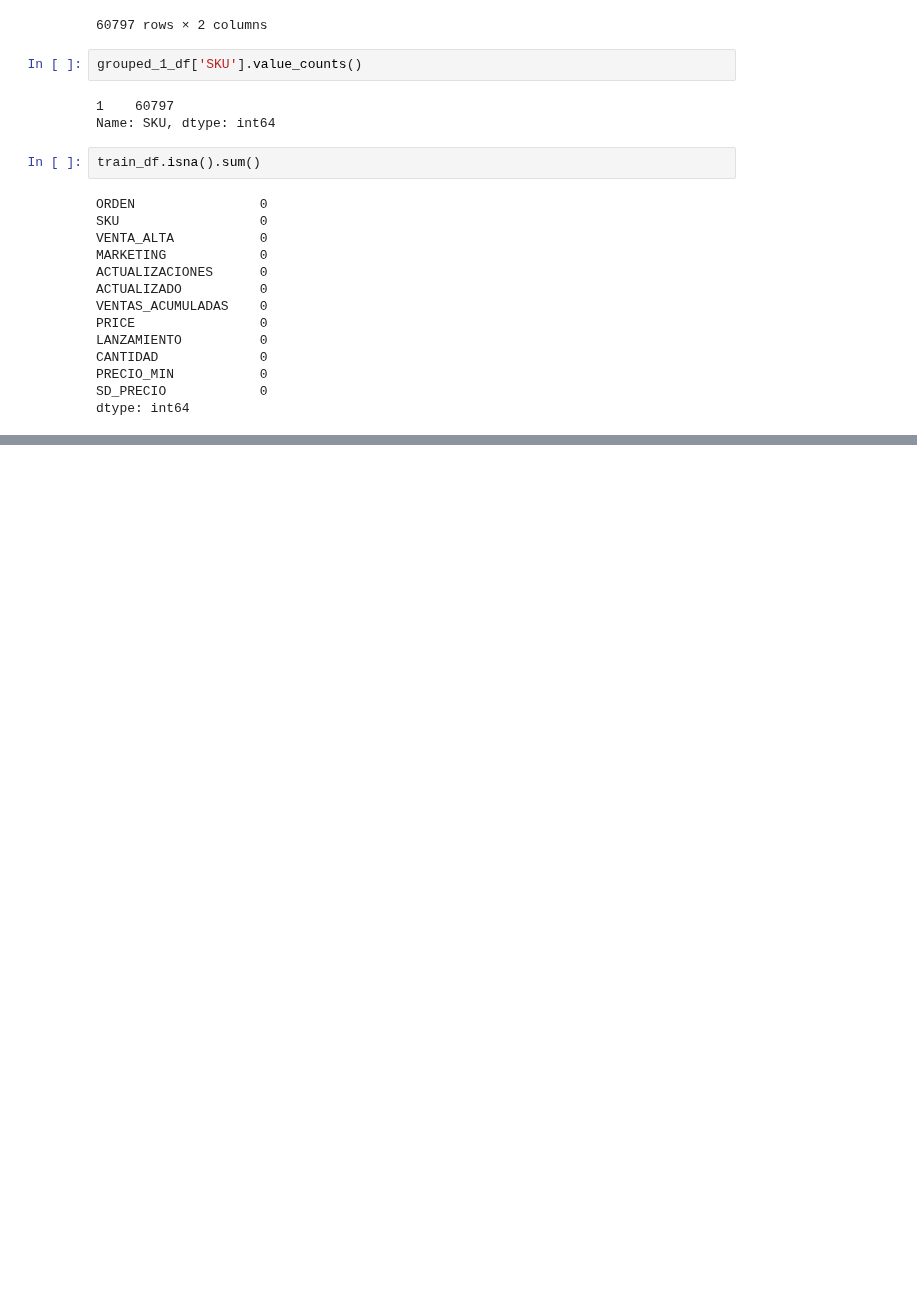
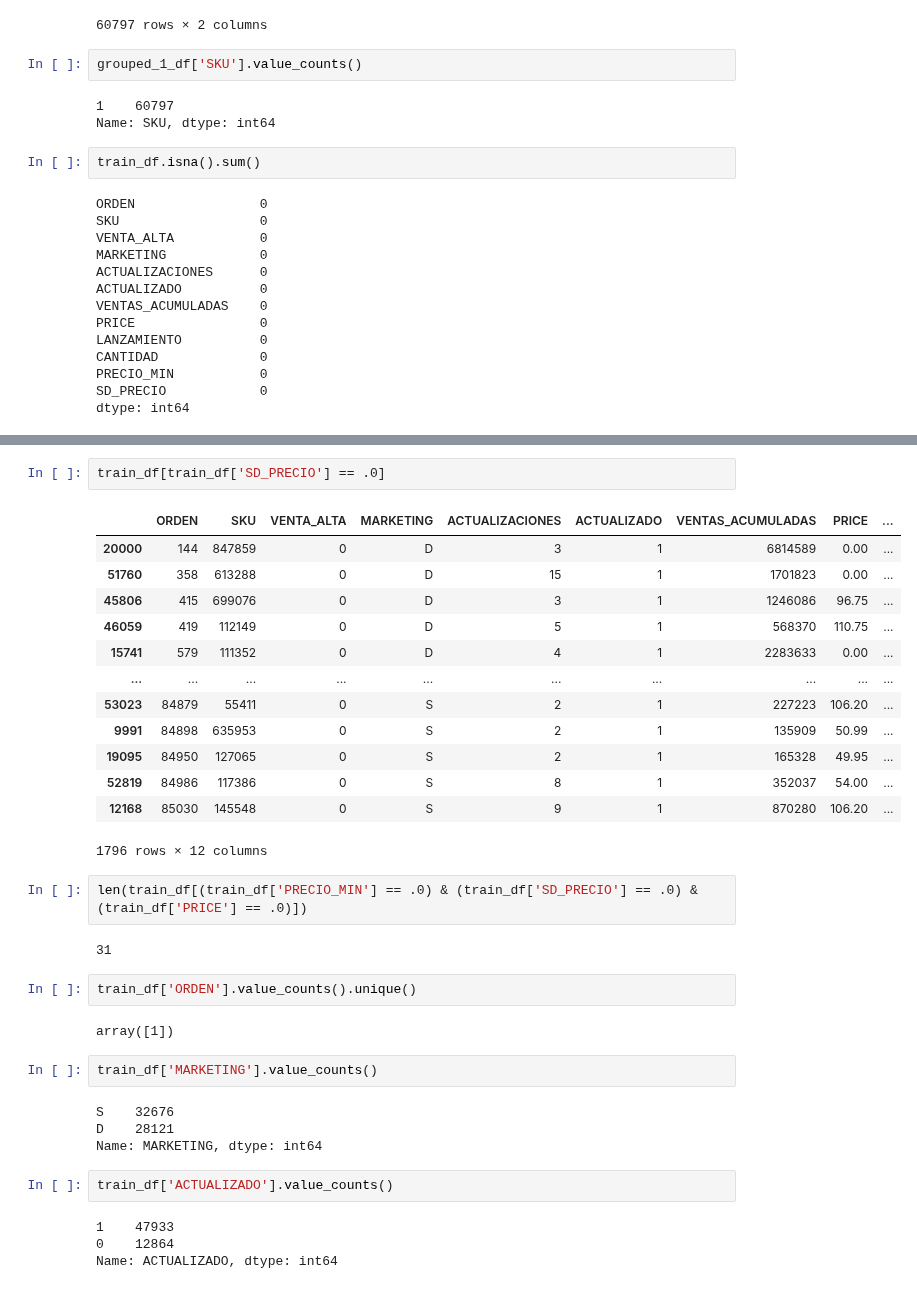
Before and after one commit to jonmunm/nbs, a Jupyter notebook: Otros/Tarea Profe Nico/EDA.ipynb, the cells around one changed output, grey strips where cells are left out. Cells and saved outputs as stored; diff of their text form; blank space fills up the shorter version.

```diff
--- a/Otros/Tarea Profe Nico/EDA.ipynb
+++ b/Otros/Tarea Profe Nico/EDA.ipynb
@@ -95,0 +146,36 @@ B.shape
+# %%
+train_df[train_df['SD_PRECIO'] == .0]
+# %% [output]
+|  | ORDEN | SKU | VENTA_ALTA | MARKETING | ACTUALIZACIONES | ACTUALIZADO | VENTAS_ACUMULADAS | PRICE | ... |
+| 20000 | 144 | 847859 | 0 | D | 3 | 1 | 6814589 | 0.00 | ... |
+| 51760 | 358 | 613288 | 0 | D | 15 | 1 | 1701823 | 0.00 | ... |
+| 45806 | 415 | 699076 | 0 | D | 3 | 1 | 1246086 | 96.75 | ... |
+| 46059 | 419 | 112149 | 0 | D | 5 | 1 | 568370 | 110.75 | ... |
+| 15741 | 579 | 111352 | 0 | D | 4 | 1 | 2283633 | 0.00 | ... |
+| ... | ... | ... | ... | ... | ... | ... | ... | ... | ... |
+| 53023 | 84879 | 55411 | 0 | S | 2 | 1 | 227223 | 106.20 | ... |
+| 9991 | 84898 | 635953 | 0 | S | 2 | 1 | 135909 | 50.99 | ... |
+| 19095 | 84950 | 127065 | 0 | S | 2 | 1 | 165328 | 49.95 | ... |
+| 52819 | 84986 | 117386 | 0 | S | 8 | 1 | 352037 | 54.00 | ... |
+| 12168 | 85030 | 145548 | 0 | S | 9 | 1 | 870280 | 106.20 | ... |
+1796 rows × 12 columns
+# %%
+len(train_df[(train_df['PRECIO_MIN'] == .0) & (train_df['SD_PRECIO'] == .0) & (train_df['PRICE'] == .0)])
+# %% [output]
+31
+# %%
+train_df['ORDEN'].value_counts().unique()
+# %% [output]
+array([1])
+# %%
+train_df['MARKETING'].value_counts()
+# %% [output]
+S    32676
+D    28121
+Name: MARKETING, dtype: int64
+# %%
+train_df['ACTUALIZADO'].value_counts()
+# %% [output]
+1    47933
+0    12864
+Name: ACTUALIZADO, dtype: int64
```
Also changed, not shown: parts of 13 cells of this notebook, 12 other files.
